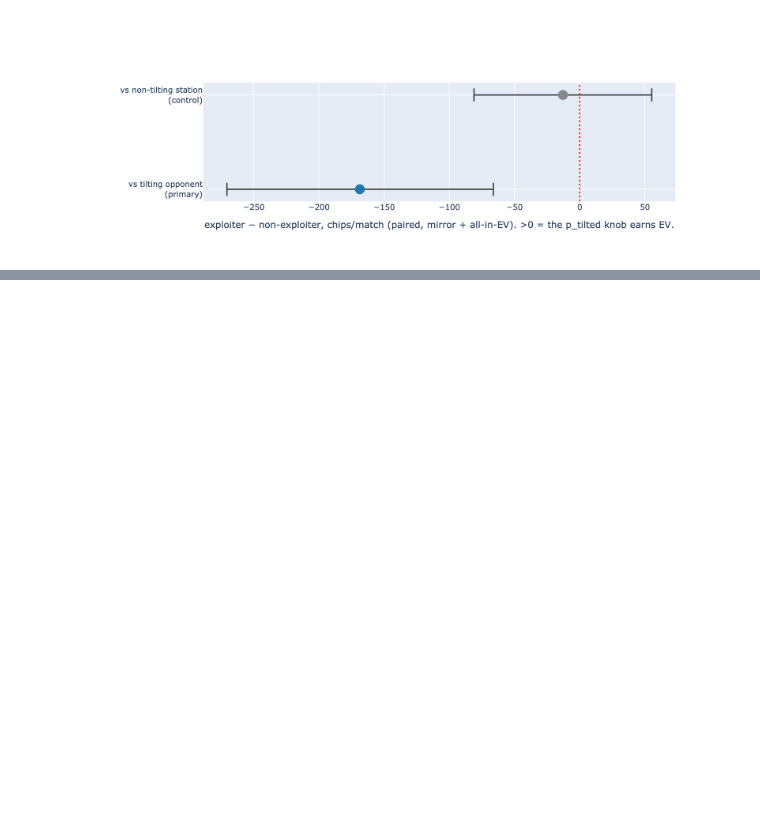
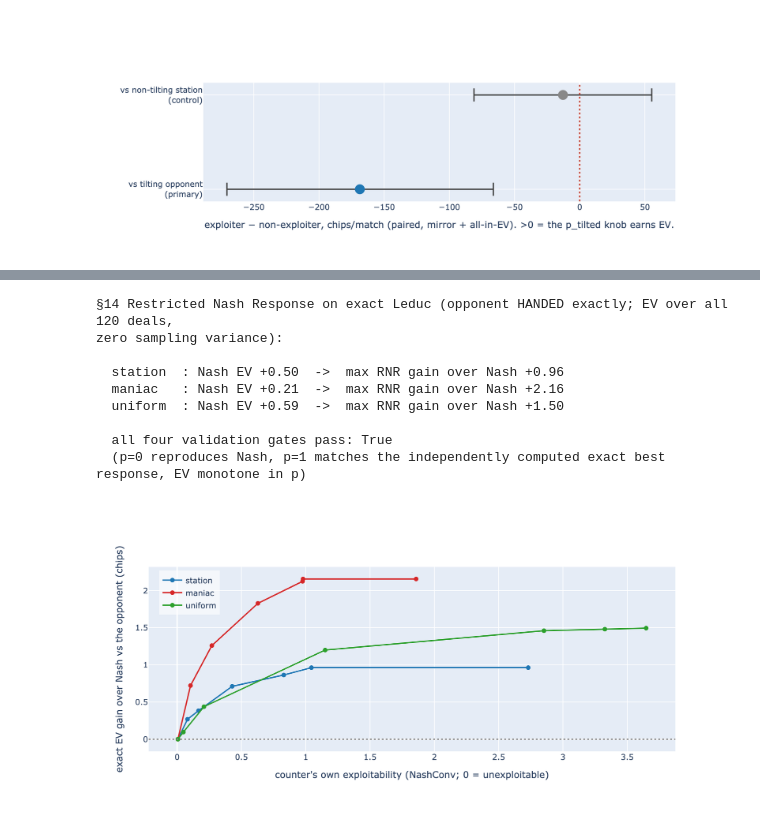
Before and after one commit to batuhanboztepe0/poker-simulation, a Jupyter notebook: notebooks/05_exploitation.ipynb, the cells around one changed output, grey strips where cells are left out. Cells and saved outputs as stored; diff of their text form; code cells hidden in the pictures; blank space fills up the shorter version.

```diff
--- a/notebooks/05_exploitation.ipynb
+++ b/notebooks/05_exploitation.ipynb
@@ -78,0 +91,20 @@ This is the fourth honest v2 negative, and the most transferable: a textbook-mot
+# %%
+r = load("rnr_frontier.json")
+print("§14 Restricted Nash Response on exact Leduc (opponent HANDED exactly; EV over all 120 deals,")
+print("zero sampling variance):\n")
+for name, o in r["opponents"].items():
+    print(f"  {name:9s}: Nash EV {o['ev_nash_vs_opp']:+.2f}  ->  max RNR gain over Nash {o['max_gain_over_nash']:+.2f}")
+print(f"\n  all four validation gates pass: {r['all_gates_pass']}")
+print("  (p=0 reproduces Nash, p=1 matches the independently computed exact best response, EV monotone in p)")
+fig("rnr_frontier.png")
+# %% [output]
+§14 Restricted Nash Response on exact Leduc (opponent HANDED exactly; EV over all 120 deals,
+zero sampling variance):
+
+  station  : Nash EV +0.50  ->  max RNR gain over Nash +0.96
+  maniac   : Nash EV +0.21  ->  max RNR gain over Nash +2.16
+  uniform  : Nash EV +0.59  ->  max RNR gain over Nash +1.50
+
+  all four validation gates pass: True
+  (p=0 reproduces Nash, p=1 matches the independently computed exact best response, EV monotone in p)
+[figure, added]
```
Also changed, not shown: parts of 7 cells of this notebook, 5 other files.
